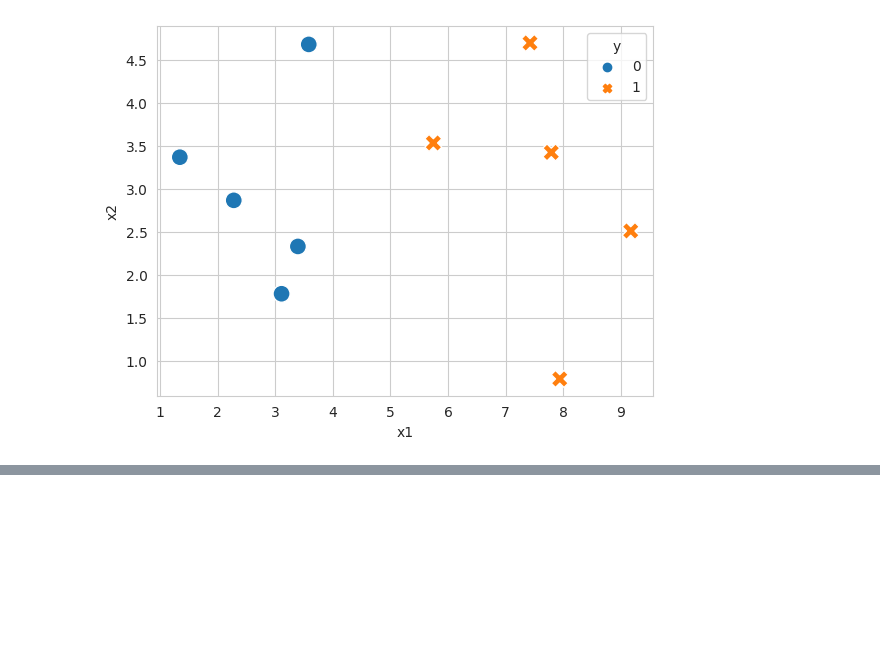
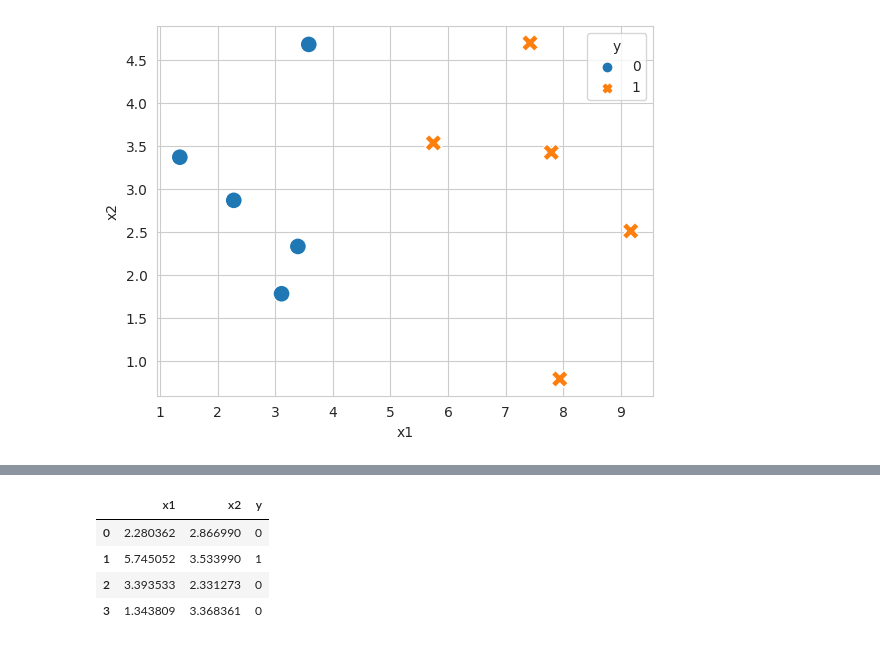
Before and after one commit to muscak/Master-Machine-Learning-Algorithms, a Jupyter notebook: Nonlinear-Algorithms/Learning-Vector-Quantization/Learning_Vector_Quantization.ipynb, the cells around one changed output, grey strips where cells are left out. Cells and saved outputs as stored; diff of their text form; code cells hidden in the pictures; blank space fills up the shorter version.

```diff
--- a/Nonlinear-Algorithms/Learning-Vector-Quantization/Learning_Vector_Quantization.ipynb
+++ b/Nonlinear-Algorithms/Learning-Vector-Quantization/Learning_Vector_Quantization.ipynb
@@ -68,3 +76,22 @@ def create_temp_df(learning_rate, df_index, codebook_vector):
 
   return df_temp
+# %%
+# Creating codebook vector by randomly selecting samples from dataset
+nr_codebook_vector = 4
+df_codebook_vector = df.sample(n = nr_codebook_vector).reset_index(drop=True)
+df_codebook_vector
+  ##############################################################################
+  ## Below data points are from the book and can be used to check
+  ## if the functions return the correct values
+  # x1 = [3.582294042, 7.792783481, 7.939820817, 3.393533211]
+  # x2 = [0.791637231, 2.331273381, 2.866990263, 4.67917911]
+  # y = [0, 0, 1, 1]
+  # df_codebook_vector = pd.DataFrame(zip(x1, x2, y), columns=['x1', 'x2', 'y'])
+  ##############################################################################
+# %% [output]
+|  | x1 | x2 | y |
+| 0 | 2.280362 | 2.866990 | 0 |
+| 1 | 5.745052 | 3.533990 | 1 |
+| 2 | 3.393533 | 2.331273 | 0 |
+| 3 | 1.343809 | 3.368361 | 0 |
 # %%
```
Also changed, not shown: parts of 14 cells of this notebook.
